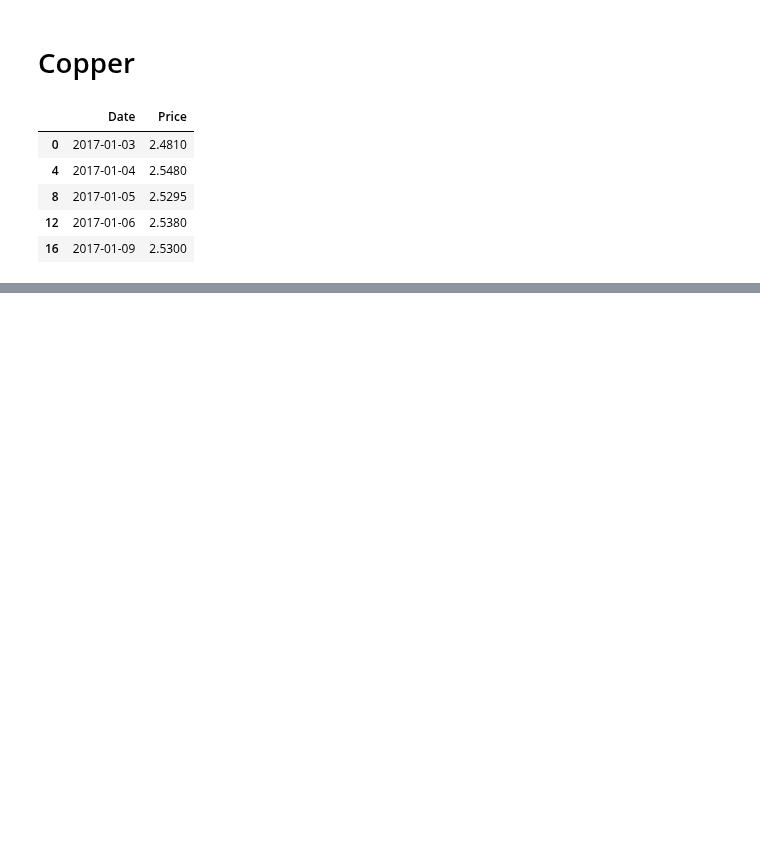
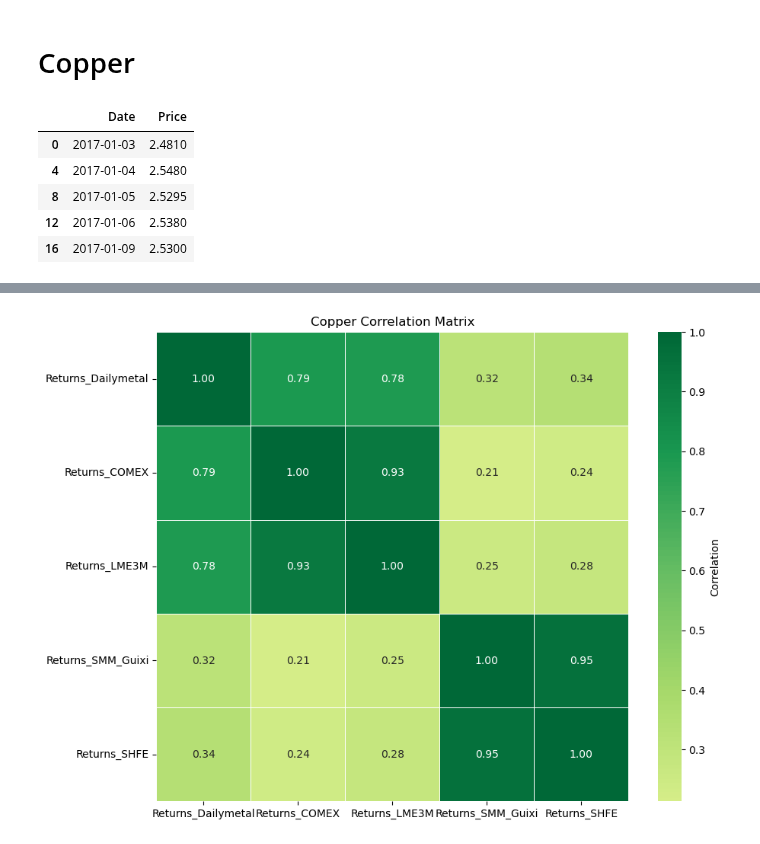
Before and after one commit to Doosheck/metals, a Jupyter notebook: data_overview.ipynb, the cells around one changed output, grey strips where cells are left out. Drawn from its saved outputs; the diff is of its cells as text; code cells hidden in the pictures; blank space fills up the shorter version.

Commit message:
Continuation

```diff
--- a/data_overview.ipynb
+++ b/data_overview.ipynb
@@ -471,0 +548,10 @@ dfcu1.head()
+# %%
+# Load Copper data source #4 - SMM Guixi Copper
+dfcu4 = pd.read_csv('/Users/michal/Documents/Code/metals/reuters_data/SMM Guixi Copper .csv', sep=';')
+dfcu4 = dfcu4.rename(columns={'Exchange Date': 'Date'})
+dfcu4 = dfcu4.rename(columns={'Close' : 'Price'})
+dfcu4['Date'] = pd.to_datetime(dfcu4['Date'], format='%d-%b-%Y')
+dfcu4['Price'] = dfcu4['Trade Price'].str.replace('\xa0', '').str.replace(',', '.').astype(float)
+dfcu4 = dfcu4.drop(index=0)
+dfcu4 = dfcu4.sort_values(by='Date')
+dfcu4.head()
@@ -471,0 +565,9 @@ dfcu1.head()
+# %%
+# Load Copper data source #5 - SHFE Copper Future 1M
+dfcu5 = pd.read_csv('/Users/michal/Documents/Code/metals/reuters_data/SHFE Copper Commodity Future Continuation 1.csv', sep=';')
+dfcu5 = dfcu5.rename(columns={'Exchange Date': 'Date'})
+dfcu5 = dfcu5.rename(columns={'Close' : 'Price'})
+dfcu5['Date'] = pd.to_datetime(dfcu5['Date'], format='%d-%b-%Y')
+dfcu5['Price'] = dfcu5['Price'].str.replace('\xa0', '').str.replace(',', '.').astype(float)
+dfcu5 = dfcu5.sort_values(by='Date')
+dfcu5.head()
@@ -471,0 +613,25 @@ dfcu1.head()
+# %%
+import seaborn as sns
+
+# Calculate the correlation matrix using the returns
+dfcu_merged['Returns_Dailymetal'] = dfcu_merged['Price_Dailymetal'].pct_change()
+dfcu_merged['Returns_COMEX'] = dfcu_merged['Price_COMEX'].pct_change()
+dfcu_merged['Returns_LME3M'] = dfcu_merged['Price_LME_3M'].pct_change()
+dfcu_merged['Returns_SMM_Guixi'] = dfcu_merged['Price_SMM_Guixi'].pct_change()
+dfcu_merged['Returns_SHFE'] = dfcu_merged['Price_SHFE'].pct_change()
+
+import matplotlib.pyplot as plt
+
+# Drop NaN values
+dfcu_merged = dfcu_merged.dropna(subset=['Returns_Dailymetal', 'Returns_COMEX', 'Returns_LME3M', 'Returns_SMM_Guixi', 'Returns_SHFE'])
+
+# Calculate the correlation matrix
+correlation_matrix_copper = dfcu_merged[['Returns_Dailymetal', 'Returns_COMEX', 'Returns_LME3M', 'Returns_SMM_Guixi', 'Returns_SHFE']].corr()
+
+# Plot the correlation matrix with a gradient color scale
+plt.figure(figsize=(10, 8))
+sns.heatmap(correlation_matrix_copper, annot=True, cmap='RdYlGn', center=0, cbar_kws={'label': 'Correlation'}, fmt=".2f", linewidths=0.5)
+plt.title("Copper Correlation Matrix")
+plt.show()
+# %% [output]
+[figure, added]
```
Also changed, not shown: parts of 20 cells of this notebook.
